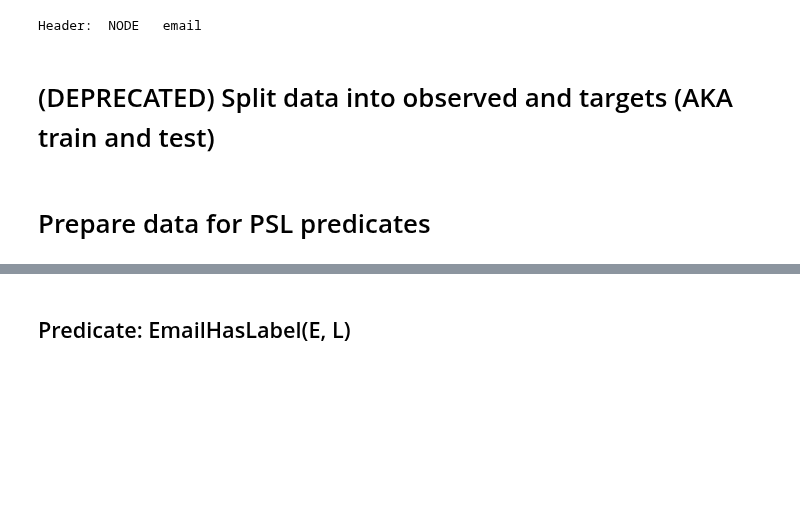
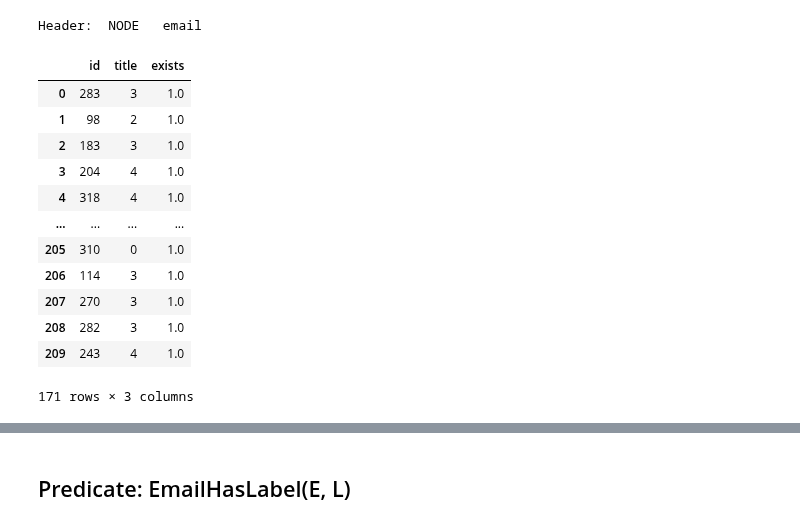
Before and after one commit to linqs/collective-graph-identification, a Jupyter notebook: scripts/Data Refactor.ipynb, the cells around one changed output, grey strips where cells are left out. Cells and saved outputs as stored; diff of their text form; code cells hidden in the pictures; blank space fills up the shorter version.

Commit message:
Deleted unused cells, implemented EmailHasLabel_obs.

```diff
--- a/scripts/Data Refactor.ipynb
+++ b/scripts/Data Refactor.ipynb
@@ -227,6 +227,28 @@ Header:  NODE   email
 email_nodes_obs = email_nodes[email_nodes['id'].isin(sample_email_nodes[sample_email_nodes['title'].notna()]['id'])]
 email_nodes_truth = email_nodes[email_nodes['id'].isin(sample_email_nodes[sample_email_nodes['title'].isna()]['id'])]
 # %%
-# Add in the the non existent observations
+# Grab the necessary columns
+email_has_label_obs = email_nodes_obs[['id','title']].copy()
+
+# convert titles to integers, so PSL can ground faster
+title_map = {"other": 0, "manager": 1, "specialist": 2, "director": 3, "executive": 4}
+email_has_label_obs = email_has_label_obs.replace({'title': title_map})
+
+# add in an existence column
+email_has_label_obs['exists'] = 1.0
+
+email_has_label_obs
+# %% [output]
+|  | id | title | exists |
+| 0 | 283 | 3 | 1.0 |
+| 1 | 98 | 2 | 1.0 |
+| 2 | 183 | 3 | 1.0 |
+| 3 | 204 | 4 | 1.0 |
+| 4 | 318 | 4 | 1.0 |
+| ... | ... | ... | ... |
+| 205 | 310 | 0 | 1.0 |
+| 206 | 114 | 3 | 1.0 |
+| 207 | 270 | 3 | 1.0 |
+| 208 | 282 | 3 | 1.0 |
+| 209 | 243 | 4 | 1.0 |
+171 rows × 3 columns
-# %% [markdown]
-# (DEPRECATED) Split data into observed and targets (AKA train and test)
@@ -259,5 +255,3 @@ email_nodes_truth = email_nodes[email_nodes['id'].isin(sample_email_nodes[sample
-# %% [markdown]
-# Prepare data for PSL predicates
 # %%
 # Takes a table and fills the missing pairs and values to specify a full, sufficient set
 # So far it only works with binary predicates
```
Also changed, not shown: parts of 12 cells of this notebook.
